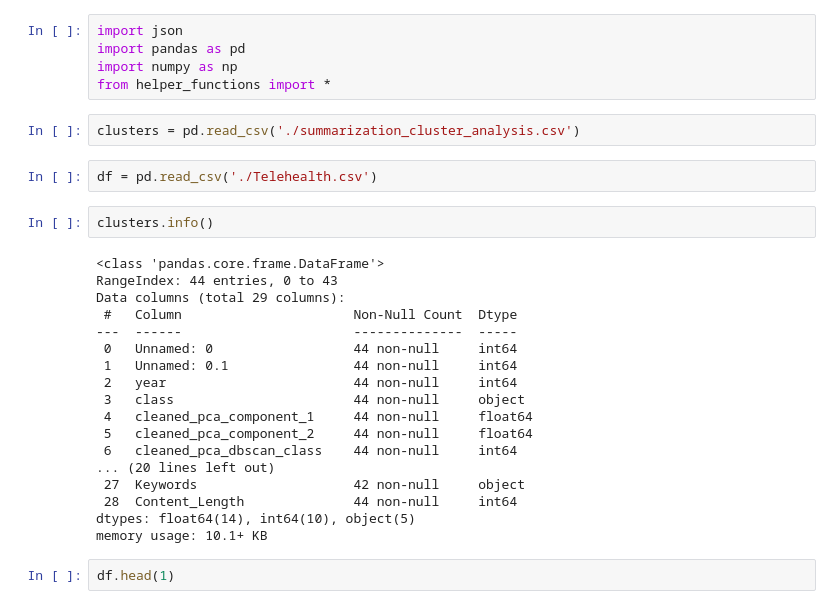
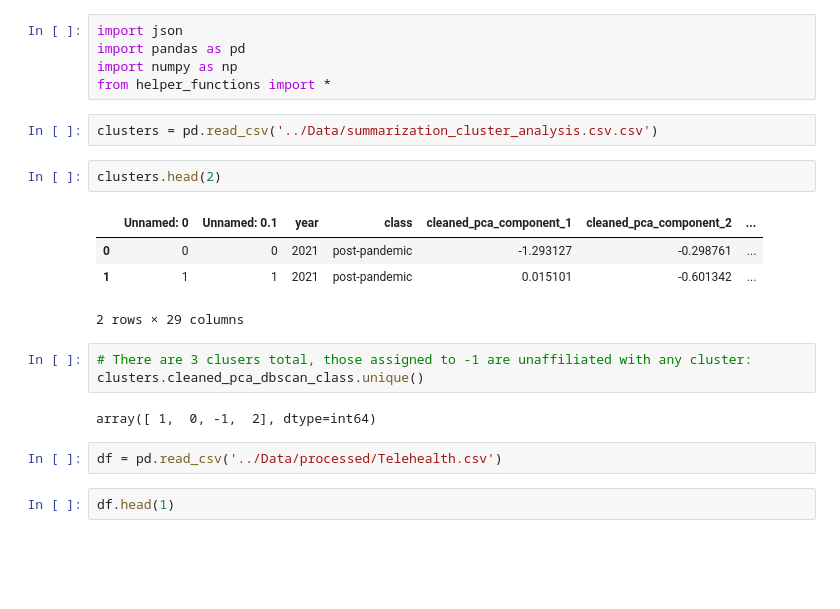
Before and after one commit to VintageGold/Text_Summarization, a Jupyter notebook: notebooks/Text_Summarization_Cluster Analysis.ipynb, the cells around one changed output. Drawn from its saved outputs; the diff is of its cells as text; blank space fills up the shorter version.

```diff
--- a/notebooks/Text_Summarization_Cluster Analysis.ipynb
+++ b/notebooks/Text_Summarization_Cluster Analysis.ipynb
@@ -6,29 +6,21 @@ import pandas as pd
 import numpy as np
 from helper_functions import *
 # %%
-clusters = pd.read_csv('./summarization_cluster_analysis.csv')
+clusters = pd.read_csv('../Data/summarization_cluster_analysis.csv.csv')
+# %%
+clusters.head(2)
+# %% [output]
+|  | Unnamed: 0 | Unnamed: 0.1 | year | class | cleaned_pca_component_1 | cleaned_pca_component_2 | ... |
+| 0 | 0 | 0 | 2021 | post-pandemic | -1.293127 | -0.298761 | ... |
+| 1 | 1 | 1 | 2021 | post-pandemic | 0.015101 | -0.601342 | ... |
+2 rows × 29 columns
+# %%
+# There are 3 clusers total, those assigned to -1 are unaffiliated with any cluster:
+clusters.cleaned_pca_dbscan_class.unique()
+# %% [output]
+array([ 1,  0, -1,  2], dtype=int64)
 # %%
-df = pd.read_csv('./Telehealth.csv')
+df = pd.read_csv('../Data/processed/Telehealth.csv')
-# %%
-clusters.info()
-# %% [output]
-<class 'pandas.core.frame.DataFrame'>
-RangeIndex: 44 entries, 0 to 43
-Data columns (total 29 columns):
- #   Column                      Non-Null Count  Dtype
----  ------                      --------------  -----
- 0   Unnamed: 0                  44 non-null     int64
- 1   Unnamed: 0.1                44 non-null     int64
- 2   year                        44 non-null     int64
- 3   class                       44 non-null     object
- 4   cleaned_pca_component_1     44 non-null     float64
- 5   cleaned_pca_component_2     44 non-null     float64
- 6   cleaned_pca_dbscan_class    44 non-null     int64
-... (20 lines left out)
- 27  Keywords                    42 non-null     object
- 28  Content_Length              44 non-null     int64
-dtypes: float64(14), int64(10), object(5)
-memory usage: 10.1+ KB
 # %%
 df.head(1)
 # %% [output]
```
Also changed, not shown: parts of 30 cells of this notebook.
